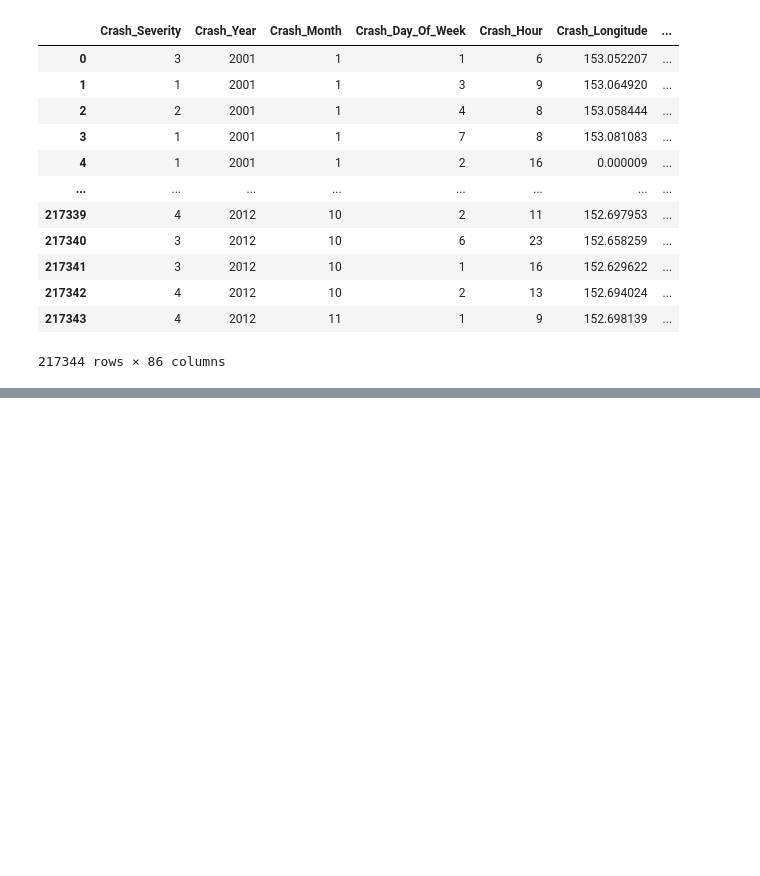
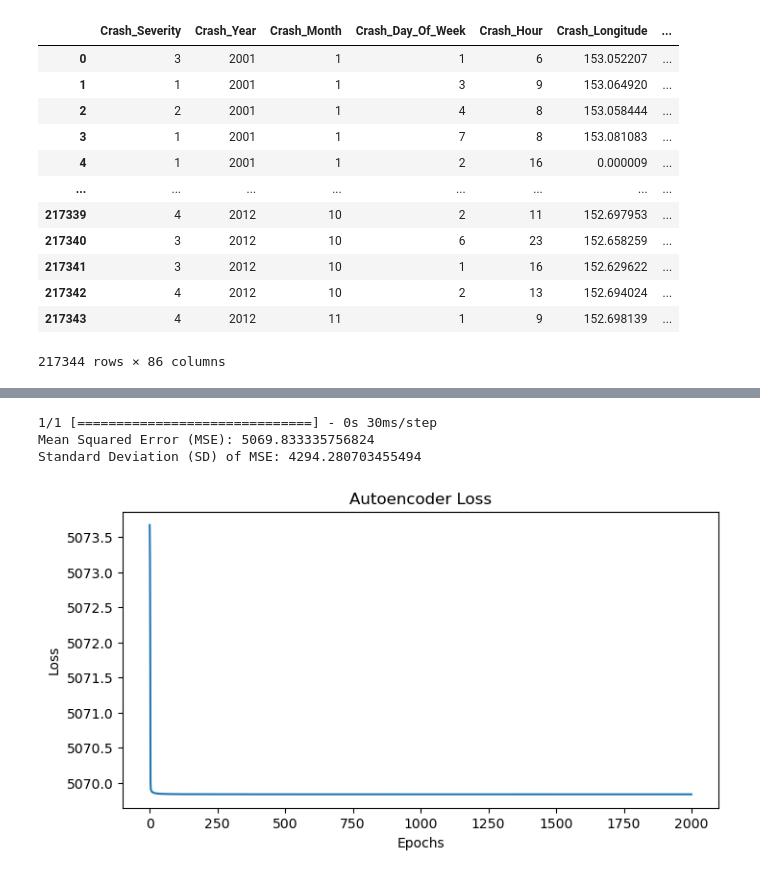
Before and after one commit to ENMcCool/ox2023, a Jupyter notebook: experiment_with_crash_data.ipynb, the cells around one changed output, grey strips where cells are left out. Saved outputs shown, nothing was run; the diff lists cells and outputs as text; code cells hidden in the pictures; blank space fills up the shorter version.

```diff
--- a/experiment_with_crash_data.ipynb
+++ b/experiment_with_crash_data.ipynb
@@ -264,0 +376,3 @@ data.to_csv('Numerical_crash_data')
+# %%
+d = {'col1': [1,2,3,4,5,6,7,8,9,10], 'col2':[20,40,60,80,100,120,140,160,180,200], 'col3':[1,1,1,1,1,1,1,1,1,1]}
+df = pd.DataFrame(data=d)
@@ -264,0 +393,20 @@ data.to_csv('Numerical_crash_data')
+# %%
+input_dim = df.shape[1]  # Number of features in your data
+encoding_dim = 2  # Number of nodes in the bottleneck layer
+
+# Define the input layer
+input_layer = Input(shape=(input_dim,))
+
+# Define the encoding layer
+encoder_layer = Dense(encoding_dim, activation='relu')(input_layer)
+
+# Define the decoding layer
+decoder_layer = Dense(input_dim, activation='sigmoid')(encoder_layer)
+
+# Create the autoencoder model
+autoencoder = Model(inputs=input_layer, outputs=decoder_layer)
+# %%
+autoencoder.compile(optimizer='adam', loss='mean_squared_error')
+
+# Train the autoencoder
+history = autoencoder.fit(df, df, epochs=2000, batch_size=2, shuffle=True,val)
@@ -264,0 +431,23 @@ data.to_csv('Numerical_crash_data')
+# %%
+# Reconstruct the input data using the trained autoencoder
+reconstructed_data = autoencoder.predict(df)
+
+# Calculate the reconstruction loss
+mse = np.mean(np.power(df - reconstructed_data, 2), axis=1)
+
+# Print the mean and standard deviation of the reconstruction loss
+print("Mean Squared Error (MSE):", np.mean(mse))
+print("Standard Deviation (SD) of MSE:", np.std(mse))
+
+# Plot the loss and accuracy graph
+plt.figure(figsize=(8, 4))
+plt.plot(history.history['loss'])
+plt.title('Autoencoder Loss')
+plt.xlabel('Epochs')
+plt.ylabel('Loss')
+plt.show()
+# %% [output]
+1/1 [==============================] - 0s 30ms/step
+Mean Squared Error (MSE): 5069.833335756824
+Standard Deviation (SD) of MSE: 4294.280703455494
+[figure, added]
```
Also changed, not shown: parts of 42 cells of this notebook.
